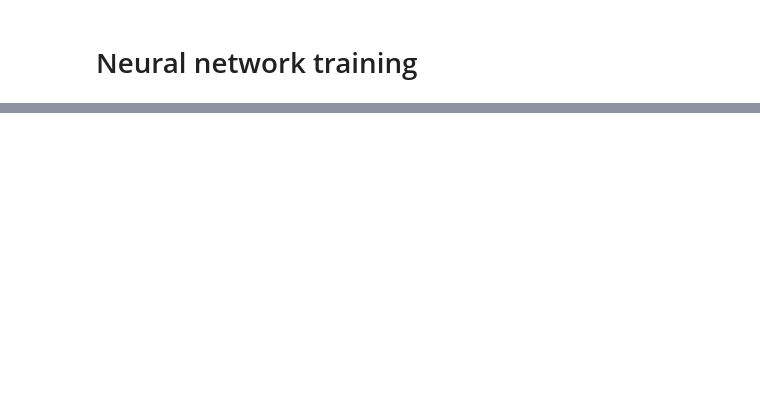
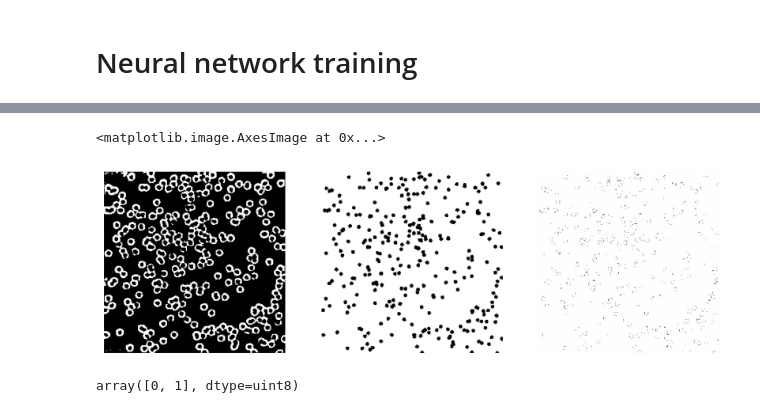
Before and after one commit to Sergei-Volkov/CellsCounter, a Jupyter notebook: NeuralNetworkTry.ipynb, the cells around one changed output, grey strips where cells are left out. Saved outputs shown, nothing was run; the diff lists cells and outputs as text; code cells hidden in the pictures; blank space fills up the shorter version.

```diff
--- a/NeuralNetworkTry.ipynb
+++ b/NeuralNetworkTry.ipynb
@@ -100,3 +214,5 @@ for j in np.random.randint(16, size=3):
+# %%
+model = Model(base_model.input, conv_conc_5)
 # %% [markdown]
 # Neural network training
 # %%
@@ -106,8 +222,7 @@ best_w = keras.callbacks.ModelCheckpoint(
     verbose=0,
     save_best_only=True,
     save_weights_only=True,
-    mode='auto',
-    period=1
+    mode='auto'
 )
 
 last_w = keras.callbacks.ModelCheckpoint(
@@ -116,16 +231,13 @@ last_w = keras.callbacks.ModelCheckpoint(
     verbose=0,
     save_best_only=False,
     save_weights_only=True,
-    mode='auto',
-    period=1
+    mode='auto'
 )
 
 
 callbacks = [best_w, last_w]
 
 
-
 adam = keras.optimizers.Adam(lr=0.001, beta_1=0.9, beta_2=0.999, epsilon=1e-08, decay=0.0)
 
-
-model.compile(adam, 'binary_crossentropy')
+model.compile(adam, loss='binary_crossentropy')
@@ -136,12 +244,12 @@ NameError: ignored
 # %%
 batch_size = 16
-model.fit_generator(
-    keras_generator(train_df, batch_size),
+model.fit(
+    batch_generator(X_train, Y_train, batch_size),
     steps_per_epoch=100,
     epochs=100,
     verbose=1,
     callbacks=callbacks,
-    validation_data=keras_generator(val_df, batch_size),
+    validation_data=batch_generator(X_test, Y_test, batch_size),
     validation_steps=50,
     class_weight=None,
     max_queue_size=10,
@@ -152,0 +280,22 @@ model.fit_generator(
+# %%
+rand_num = np.random.randint(X_test.size)
+img = np.expand_dims(cv.resize((cv.imread(X_test[rand_num])), (256, 256)), 0)
+mask = cv.resize((cv.imread(Y_test[rand_num])), (256, 256))
+# %%
+plt.figure(dpi=300, figsize=(10, 4))
+plt.subplot(1, 3, 1)
+plt.axis('off')
+plt.imshow(model.predict(img)[0][..., 0], cmap='Greys')
+plt.subplot(1, 3, 2)
+plt.axis('off')
+plt.imshow(mask[..., 0], cmap='Greys')
+plt.subplot(1, 3, 3)
+plt.axis('off')
+plt.imshow(model.predict(img)[0][..., 0].astype('uint8') - mask[..., 0], cmap='Greys')
+# %% [output]
+<matplotlib.image.AxesImage at 0x...>
+[figure, added]
+# %%
+np.unique(model.predict(img)[0][..., 0].astype('uint8'))
+# %% [output]
+array([0, 1], dtype=uint8)
```
Also changed, not shown: parts of 17 cells of this notebook.
